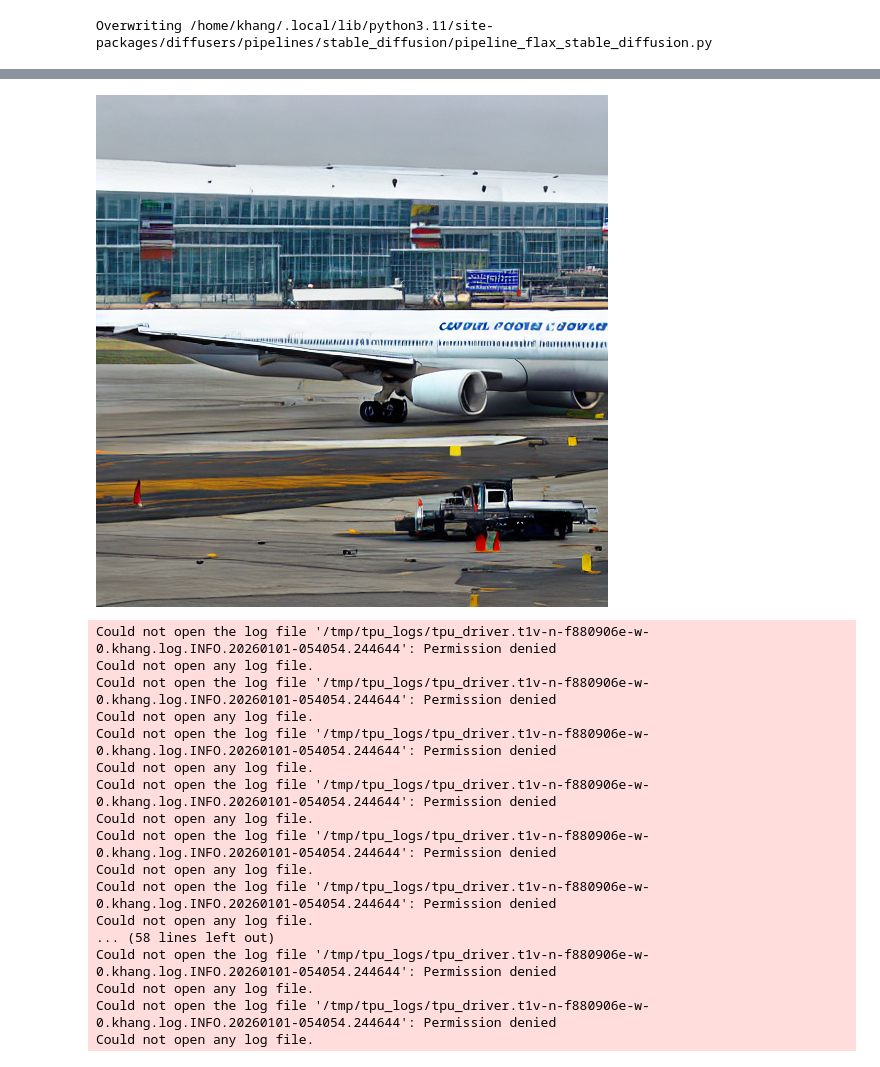
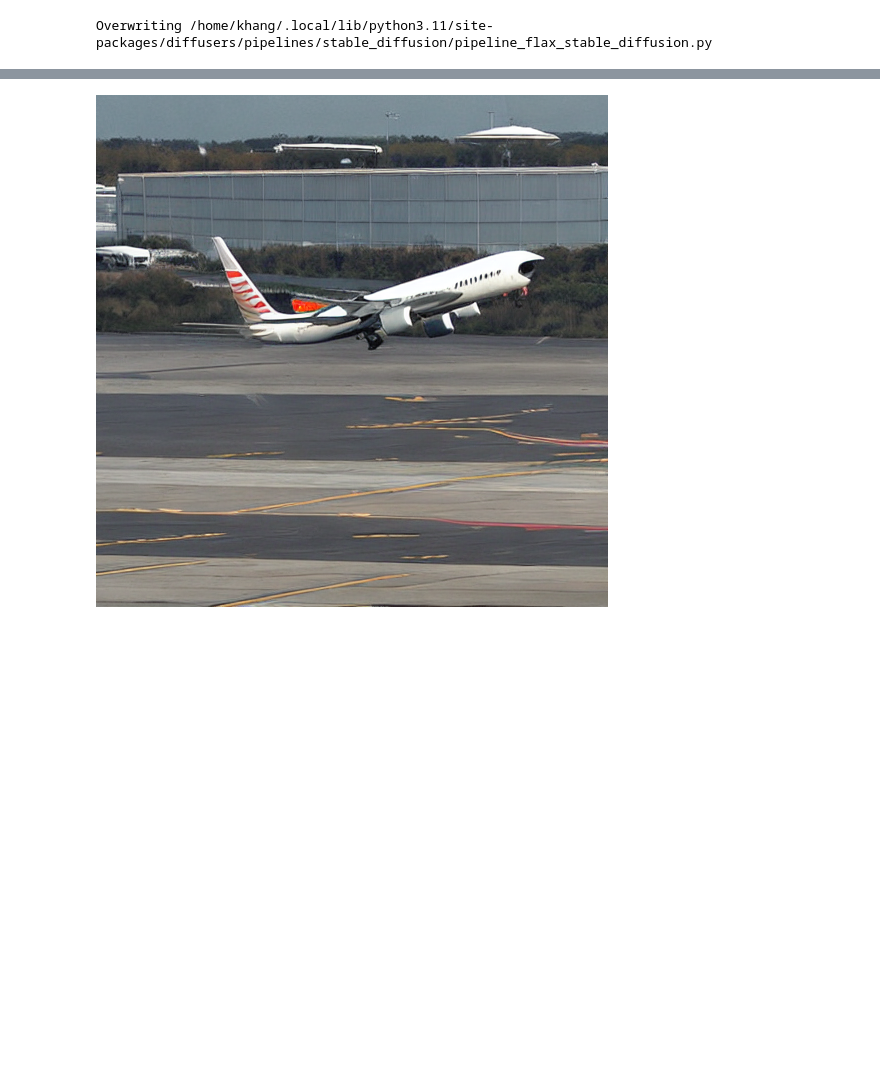
Before and after one commit to khangtruong-ui/finetune-stable-diffusion, a Jupyter notebook: new_notebook.ipynb, the cells around one changed output, grey strips where cells are left out. Cells and saved outputs as stored; diff of their text form; code cells hidden in the pictures; blank space fills up the shorter version.

```diff
--- a/new_notebook.ipynb
+++ b/new_notebook.ipynb
@@ -1806,24 +1806,7 @@ images = images
 # %%
 from PIL import Image
 import numpy as np
 
-Image.fromarray((images[0] * 255.).astype(np.uint8))
+Image.fromarray((images[1] * 255.).astype(np.uint8))
 # %% [output]
-[figure, old version]
+[figure, new version]
-Could not open the log file '/tmp/tpu_logs/tpu_driver.t1v-n-f880906e-w-0.khang.log.INFO.20260101-054054.244644': Permission denied
-Could not open any log file.
-Could not open the log file '/tmp/tpu_logs/tpu_driver.t1v-n-f880906e-w-0.khang.log.INFO.20260101-054054.244644': Permission denied
-Could not open any log file.
-Could not open the log file '/tmp/tpu_logs/tpu_driver.t1v-n-f880906e-w-0.khang.log.INFO.20260101-054054.244644': Permission denied
-Could not open any log file.
-Could not open the log file '/tmp/tpu_logs/tpu_driver.t1v-n-f880906e-w-0.khang.log.INFO.20260101-054054.244644': Permission denied
-Could not open any log file.
-Could not open the log file '/tmp/tpu_logs/tpu_driver.t1v-n-f880906e-w-0.khang.log.INFO.20260101-054054.244644': Permission denied
-Could not open any log file.
-Could not open the log file '/tmp/tpu_logs/tpu_driver.t1v-n-f880906e-w-0.khang.log.INFO.20260101-054054.244644': Permission denied
-Could not open any log file.
-... (58 lines left out)
-Could not open the log file '/tmp/tpu_logs/tpu_driver.t1v-n-f880906e-w-0.khang.log.INFO.20260101-054054.244644': Permission denied
-Could not open any log file.
-Could not open the log file '/tmp/tpu_logs/tpu_driver.t1v-n-f880906e-w-0.khang.log.INFO.20260101-054054.244644': Permission denied
-Could not open any log file.
```
Also changed, not shown: 1 other file.
